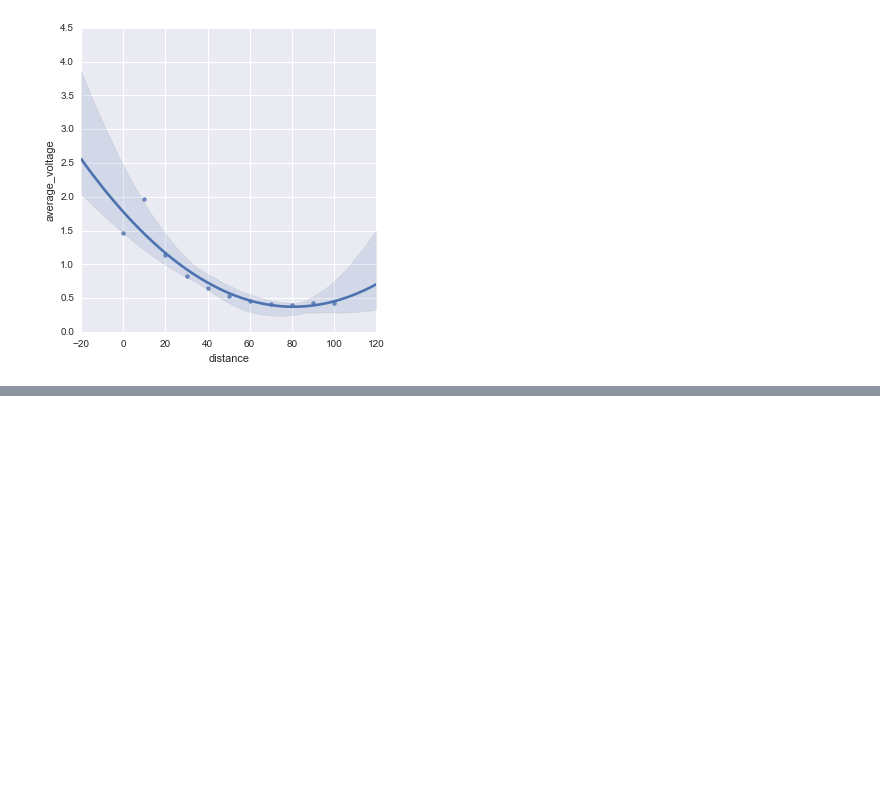
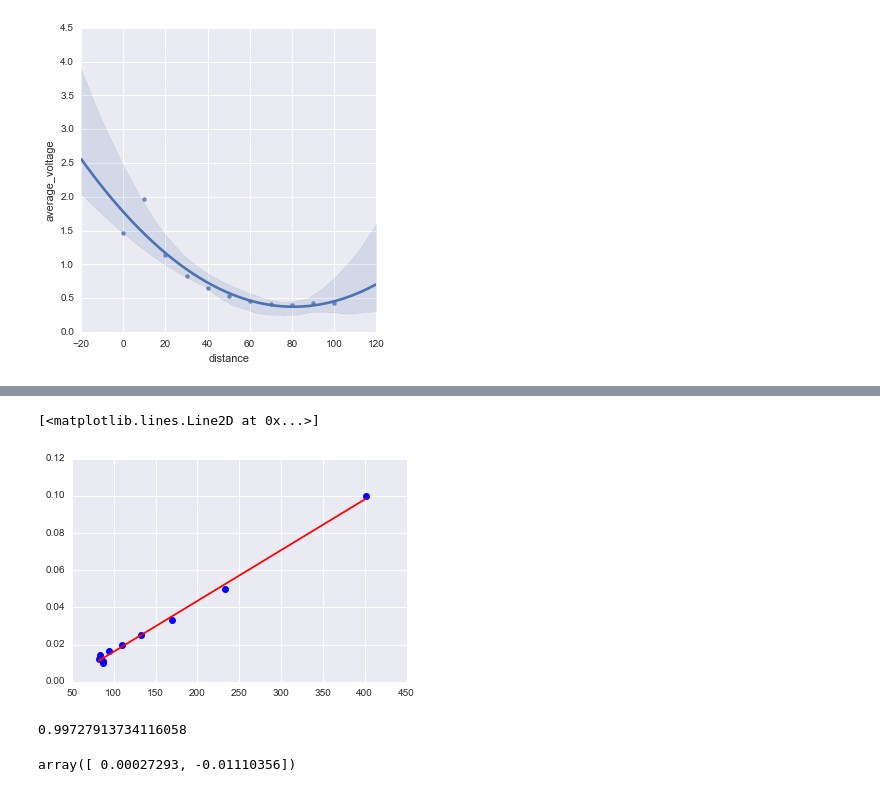
Before and after one commit to a-pradhan/SensorOutputAnalysis, a Jupyter notebook: Sensor A2D to distance readings.ipynb, the cells around one changed output, grey strips where cells are left out. Drawn from its saved outputs; the diff is of its cells as text; code cells hidden in the pictures; blank space fills up the shorter version.

```diff
--- a/Sensor A2D to distance readings.ipynb
+++ b/Sensor A2D to distance readings.ipynb
@@ -103,0 +118,19 @@ sns.lmplot(data=sharp_df,x="distance",y="average_voltage",order=2)
+# %%
+plt.plot(x,y,'bo')
+plt.plot(x,np.polyval(p1,x),'r')
+# %% [output]
+[<matplotlib.lines.Line2D at 0x...>]
+[figure, added]
+# %%
+slope,intercept,r_value,p_value,std_err = stats.linregress(x,y)
+r_value
+# %% [output]
+0.99727913734116058
+# %%
+# coefficients for linear equation,
+# line equation:
+# y = 0.00027293x - 0.01110356
+# where y = 1/R and x = A2D reading
+p1
+# %% [output]
+array([ 0.00027293, -0.01110356])
```
Also changed, not shown: parts of 4 cells of this notebook.
